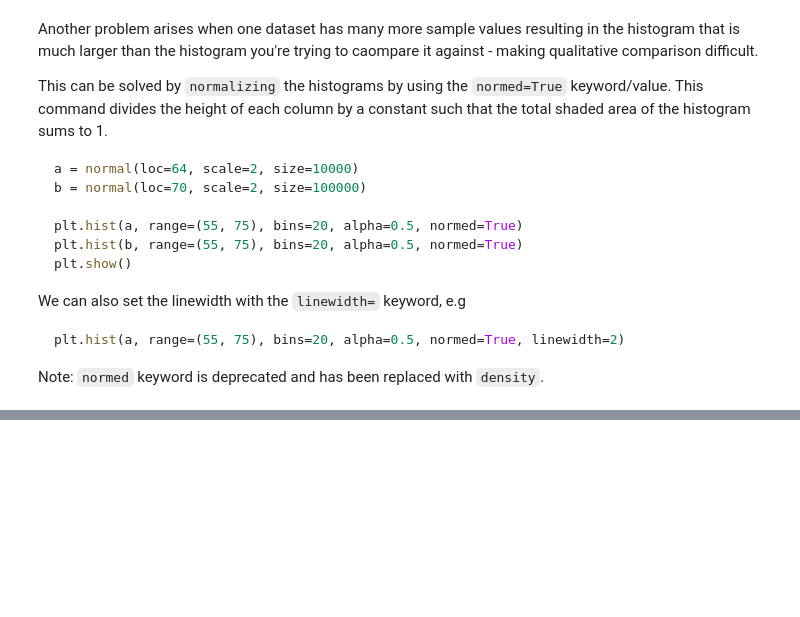
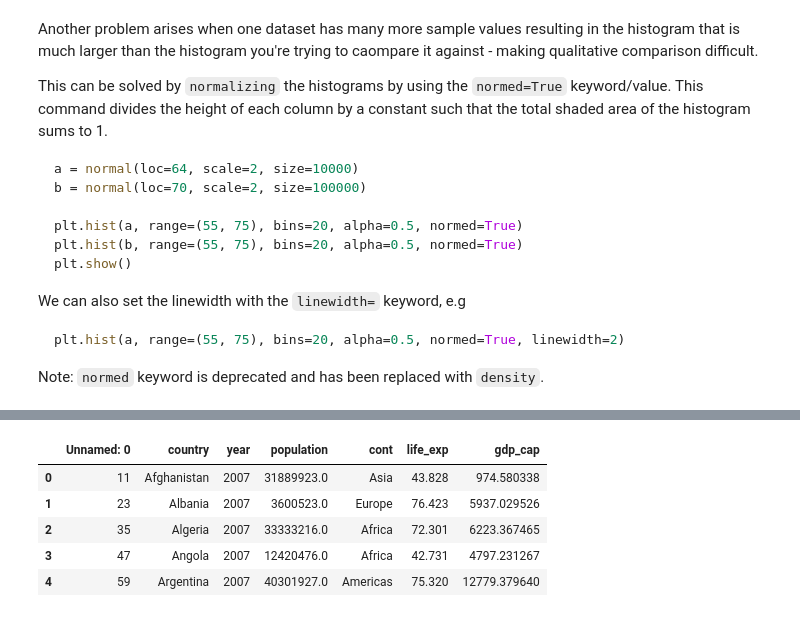
Before and after one commit to TheBoyMoe/DataScience-Repo, a Jupyter notebook: CodeAcademy-Data-Science/06-data-visualisation/01-Matplotlib/02-matplotlib-plot-types.ipynb, the cells around one changed output, grey strips where cells are left out. Cells and saved outputs as stored; diff of their text form; code cells hidden in the pictures; blank space fills up the shorter version.

```diff
--- a/CodeAcademy-Data-Science/06-data-visualisation/01-Matplotlib/02-matplotlib-plot-types.ipynb
+++ b/CodeAcademy-Data-Science/06-data-visualisation/01-Matplotlib/02-matplotlib-plot-types.ipynb
@@ -306,0 +313,15 @@ Note: `normed` keyword is deprecated and has been replaced with `density`.
+# %%
+import numpy as np
+import pandas as pd
+import matplotlib.pyplot as plt
+
+# np_pop = np.genfromtxt('data/gapminder.csv', delimiter=',')
+df_pop = pd.read_csv('data/gapminder.csv')
+df_pop.head()
+# %% [output]
+|  | Unnamed: 0 | country | year | population | cont | life_exp | gdp_cap |
+| 0 | 11 | Afghanistan | 2007 | 31889923.0 | Asia | 43.828 | 974.580338 |
+| 1 | 23 | Albania | 2007 | 3600523.0 | Europe | 76.423 | 5937.029526 |
+| 2 | 35 | Algeria | 2007 | 33333216.0 | Africa | 72.301 | 6223.367465 |
+| 3 | 47 | Angola | 2007 | 12420476.0 | Africa | 42.731 | 4797.231267 |
+| 4 | 59 | Argentina | 2007 | 40301927.0 | Americas | 75.320 | 12779.379640 |
```
Also changed, not shown: parts of 2 cells of this notebook, 4 other files.
